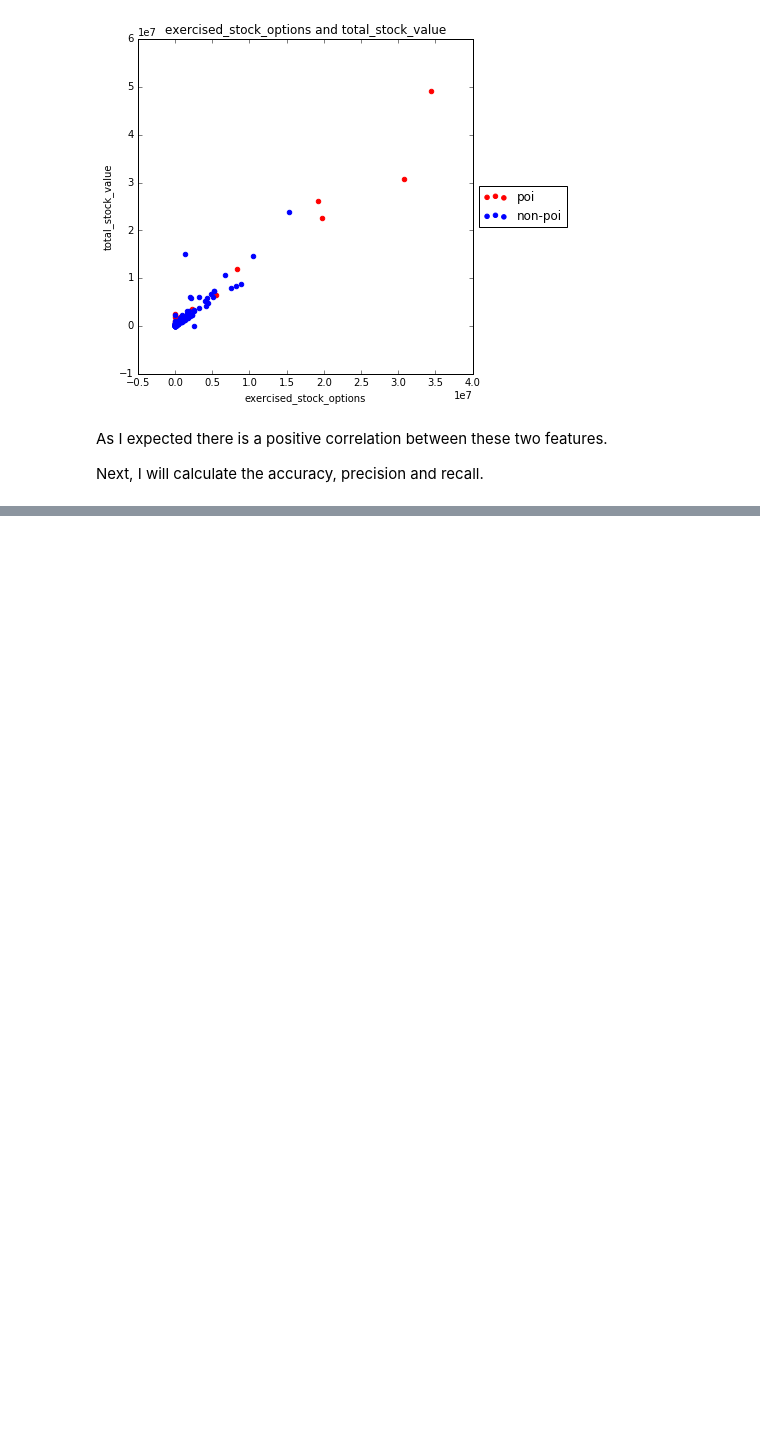
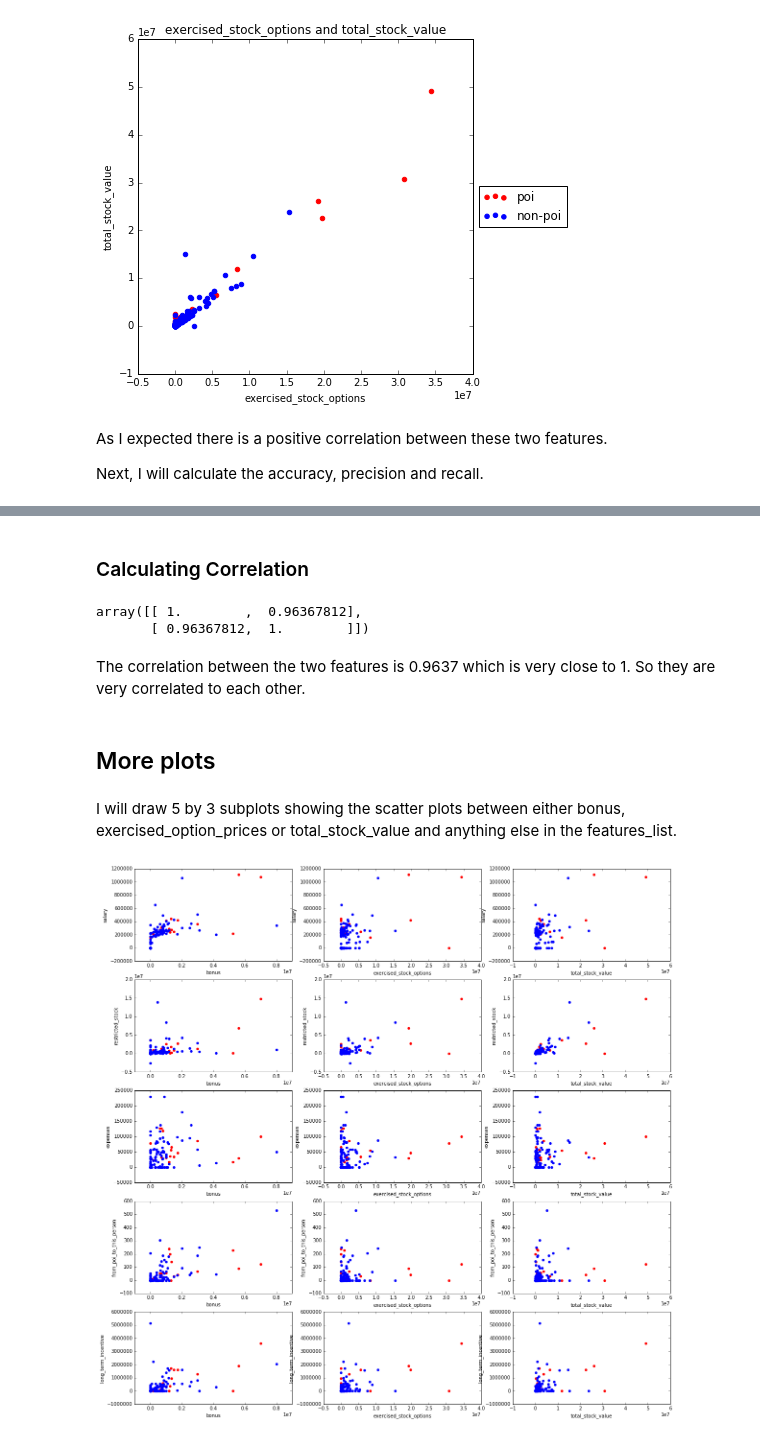
Before and after one commit to wonjunee/machine-learning, a Jupyter notebook: ud120-projects/final_project/final_project.ipynb, the cells around one changed output, grey strips where cells are left out. Saved outputs shown, nothing was run; the diff lists cells and outputs as text; code cells hidden in the pictures; blank space fills up the shorter version.

Commit message:
more scatter plots removed PCA mentionings

```diff
--- a/ud120-projects/final_project/final_project.ipynb
+++ b/ud120-projects/final_project/final_project.ipynb
@@ -919,0 +946,60 @@ Features list: ['exercised_stock_options', 'total_stock_value']
+# %% [markdown]
+### Calculating Correlation
+# %%
+### Getting arrays
+x_array = data[:, features_list.index('exercised_stock_options')]
+y_array = data[:, features_list.index('total_stock_value')]
+
+### Calculate Correlation
+np.corrcoef(x_array, y_array)
+# %% [output]
+array([[ 1.        ,  0.96367812],
+       [ 0.96367812,  1.        ]])
+# %% [markdown]
+The correlation between the two features is 0.9637 which is very close to 1. So they are very correlated to each other.
+# %% [markdown]
+## More plots
+# %% [markdown]
+I will draw 5 by 3 subplots showing the scatter plots between either bonus, exercised_option_prices or total_stock_value and anything else in the features_list.
+# %%
+%matplotlib inline
+### 15 histograms for features
+plt.rcParams["figure.figsize"] = (20,20)
+f, axarr = plt.subplots(5, 3)
+
+### the scatter plots of the data
+### x: x coordinate values, y: y coordinate values
+### r: row index, c: column index
+### title: title of a subplot
+def subplot_scatter_plot(x, y, r, c):
+    ### Find index of x and y
+    x_ind = features_list.index(x)
+    y_ind = features_list.index(y)
+
+    ### Create arrays for salary and bonus for poi and non-poi
+    x_poi    = [data[:,x_ind][ii] for ii in range(0, len(data[:,0])) if data[:,poi_ind][ii]]
+    y_poi    = [data[:,y_ind][ii] for ii in range(0, len(data[:,0])) if data[:,poi_ind][ii]]
+    x_nonpoi = [data[:,x_ind][ii] for ii in range(0, len(data[:,0])) if not data[:,poi_ind][ii]]
+    y_nonpoi = [data[:,y_ind][ii] for ii in range(0, len(data[:,0])) if not data[:,poi_ind][ii]]
+
+    ### Draw Salary histogram
+    axarr[r,c].scatter(x_poi,   y_poi,   color="r",label="poi")
+    axarr[r,c].scatter(x_nonpoi,y_nonpoi,color="b",label="non-poi")
+    axarr[r,c].set_xlabel(x)
+    axarr[r,c].set_ylabel(y)
+
+### Setting x coordinate values and y coordinate values
+x_values = ["bonus", "exercised_stock_options", "total_stock_value"]
+y_values = ["salary", "restricted_stock", "expenses", "from_poi_to_this_person", "long_term_incentive"]
+
+r = 0
+c = 0
+for y in y_values:
+    for x in x_values:
+        subplot_scatter_plot(x,y,r,c)
+        c = (c+1) % 3
+    r += 1
+
+plt.show()
+# %% [output]
+[figure, added]
```
Also changed, not shown: parts of 12 cells of this notebook.
